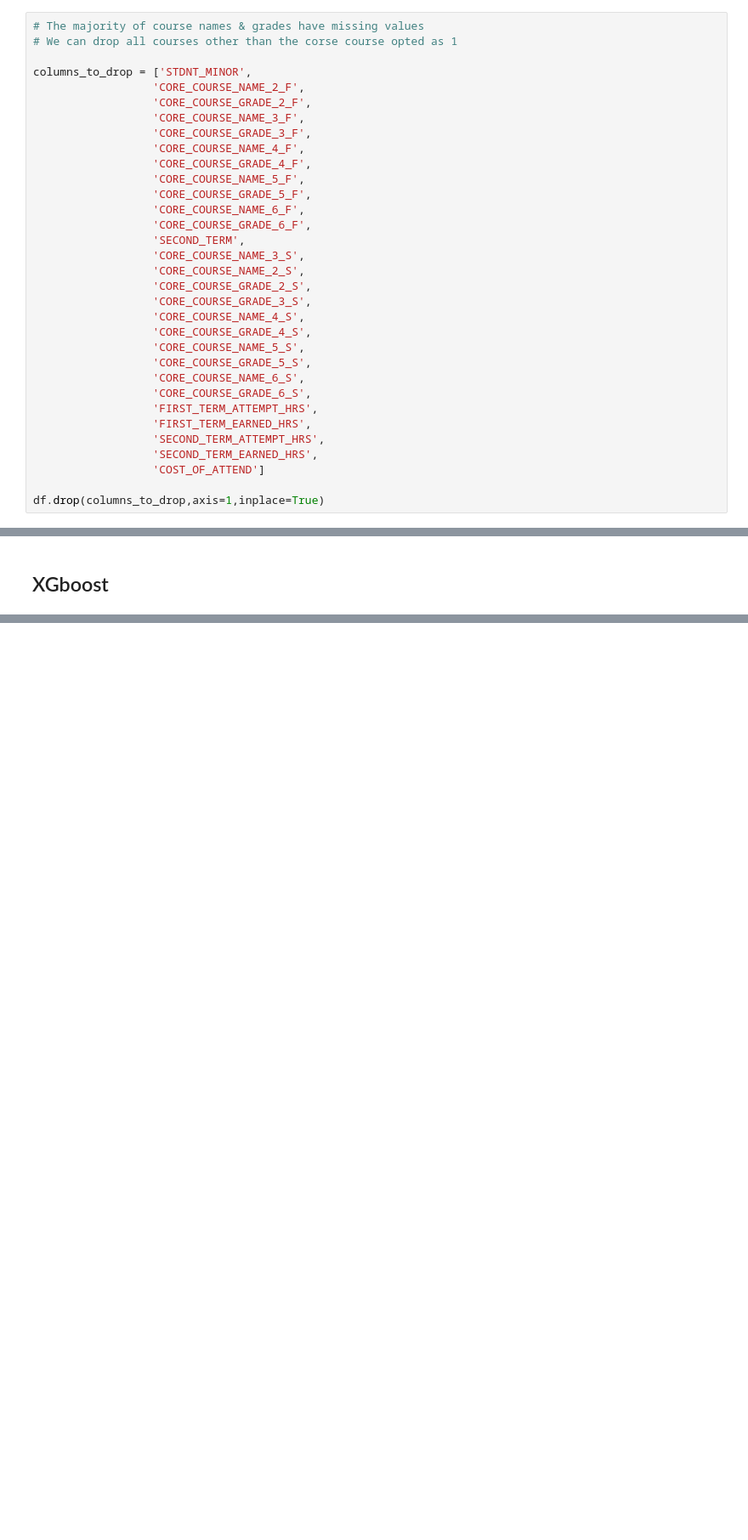
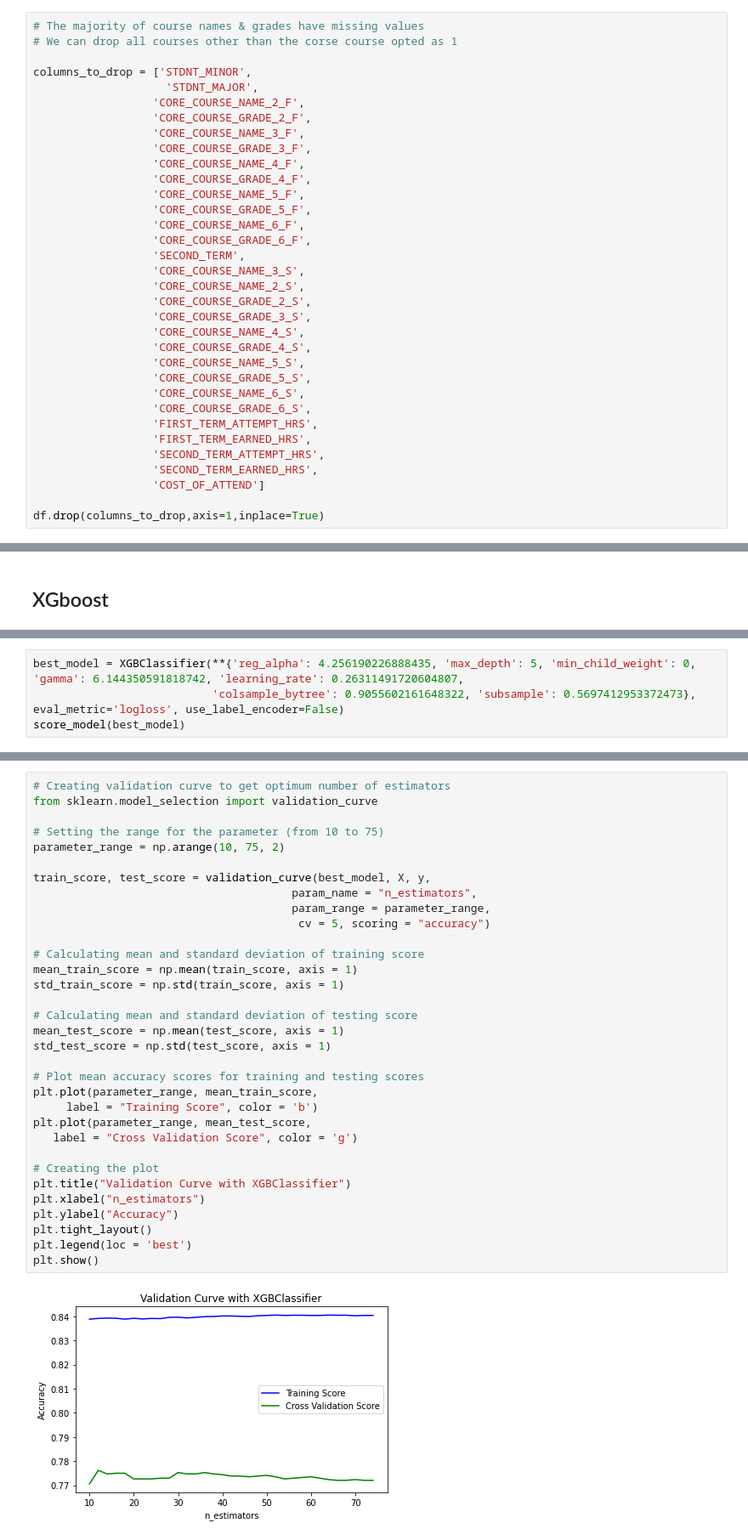
Before and after one commit to Jobin-Nelson/Student_attrition, a Jupyter notebook: src/Student_attrition.ipynb, the cells around one changed output, grey strips where cells are left out. Shown at 85% size. Drawn from its saved outputs; the diff is of its cells as text; blank space fills up the shorter version.

```diff
--- a/src/Student_attrition.ipynb
+++ b/src/Student_attrition.ipynb
@@ -919,6 +919,7 @@ sns.heatmap(df.corr(),annot=True)
 # We can drop all courses other than the corse course opted as 1
 
 columns_to_drop = ['STDNT_MINOR',
+                    'STDNT_MAJOR',
                   'CORE_COURSE_NAME_2_F',
                   'CORE_COURSE_GRADE_2_F',
                   'CORE_COURSE_NAME_3_F',
@@ -1901,0 +2201,4 @@ ROC AUC score:  0.7130859848629882
+# %%
+best_model = XGBClassifier(**{'reg_alpha': 4.256190226888435, 'max_depth': 5, 'min_child_weight': 0, 'gamma': 6.144350591818742, 'learning_rate': 0.26311491720604807,
+                           'colsample_bytree': 0.9055602161648322, 'subsample': 0.5697412953372473}, eval_metric='logloss', use_label_encoder=False)
+score_model(best_model)
@@ -1901,0 +2224,35 @@ ROC AUC score:  0.7130859848629882
+# %%
+# Creating validation curve to get optimum number of estimators
+from sklearn.model_selection import validation_curve
+
+# Setting the range for the parameter (from 10 to 75)
+parameter_range = np.arange(10, 75, 2)
+
+train_score, test_score = validation_curve(best_model, X, y,
+                                       param_name = "n_estimators",
+                                       param_range = parameter_range,
+                                        cv = 5, scoring = "accuracy")
+
+# Calculating mean and standard deviation of training score
+mean_train_score = np.mean(train_score, axis = 1)
+std_train_score = np.std(train_score, axis = 1)
+
+# Calculating mean and standard deviation of testing score
+mean_test_score = np.mean(test_score, axis = 1)
+std_test_score = np.std(test_score, axis = 1)
+
+# Plot mean accuracy scores for training and testing scores
+plt.plot(parameter_range, mean_train_score,
+     label = "Training Score", color = 'b')
+plt.plot(parameter_range, mean_test_score,
+   label = "Cross Validation Score", color = 'g')
+
+# Creating the plot
+plt.title("Validation Curve with XGBClassifier")
+plt.xlabel("n_estimators")
+plt.ylabel("Accuracy")
+plt.tight_layout()
+plt.legend(loc = 'best')
+plt.show()
+# %% [output]
+[figure, added]
```
Also changed, not shown: parts of 50 cells of this notebook, 5 other files.
